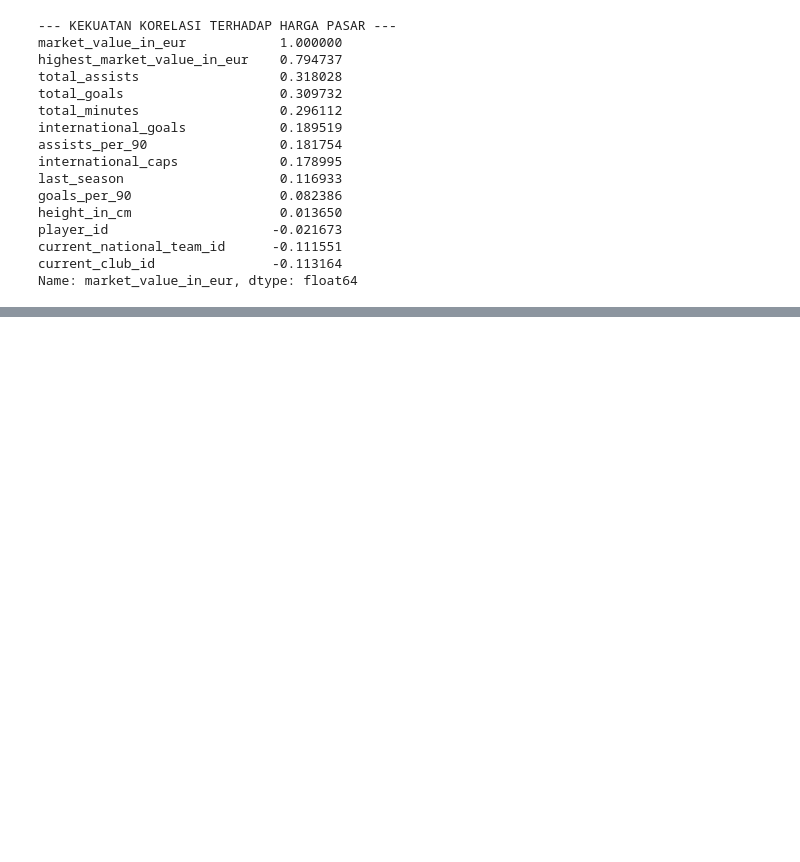
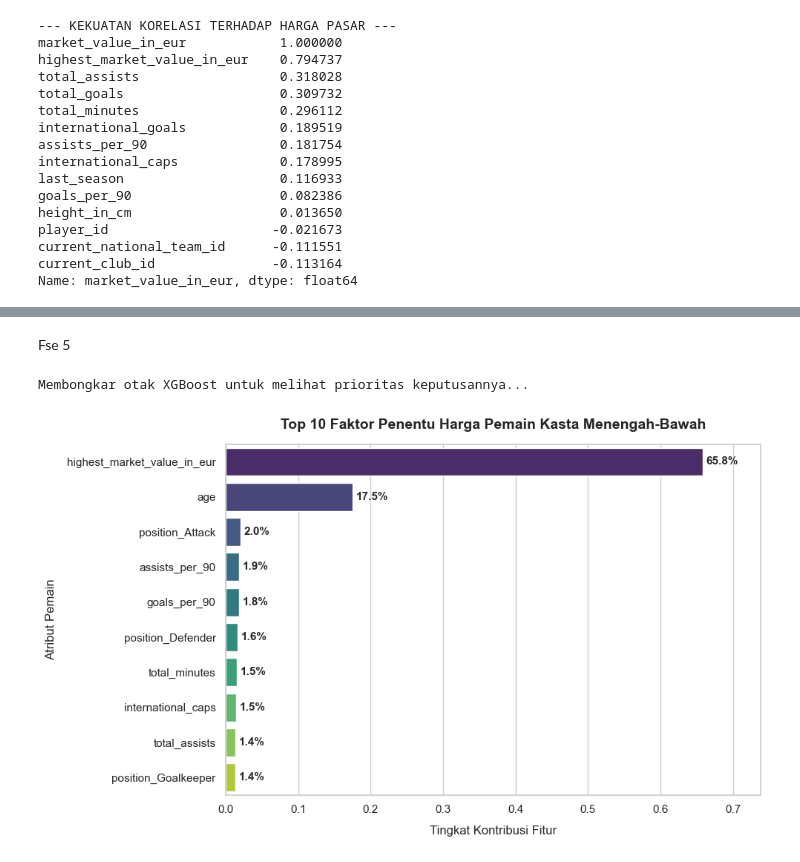
Before and after one commit to sanzxct/Project-Mercato, a Jupyter notebook: notebooks/01-EDA-Dasar.ipynb, the cells around one changed output, grey strips where cells are left out. Cells and saved outputs as stored; diff of their text form; code cells hidden in the pictures; blank space fills up the shorter version.

Commit message:
Feat: implement stratified model for low-value players and feature importance

```diff
--- a/notebooks/01-EDA-Dasar.ipynb
+++ b/notebooks/01-EDA-Dasar.ipynb
@@ -136,0 +277,49 @@ Name: market_value_in_eur, dtype: float64
+# %% [markdown]
+Fse 5
+# %%
+# --- FASE 5: MODEL EXPLAINABILITY (FEATURE IMPORTANCE) ---
+import matplotlib.pyplot as plt
+import seaborn as sns
+import pandas as pd
+
+print("Membongkar otak XGBoost untuk melihat prioritas keputusannya...")
+
+# Ekstrak bobot fitur (Gain) dari model kasta bawah
+importances = model_bawah.feature_importances_
+fitur = X_train.columns
+
+# Masukkan ke DataFrame dan ambil 10 teratas
+df_importance = pd.DataFrame({'Fitur': fitur, 'Kontribusi': importances})
+df_importance = df_importance.sort_values(by='Kontribusi', ascending=False).head(10)
+
+# Visualisasi Gaya Publikasi Jurnal
+plt.figure(figsize=(10, 6))
+sns.set_theme(style="whitegrid")
+
+# Membuat barplot horizontal
+ax = sns.barplot(
+    x='Kontribusi',
+    y='Fitur',
+    data=df_importance,
+    palette='viridis',
+    hue='Fitur',
+    legend=False
+)
+
+# Anotasi persentase di ujung balok
+for p in ax.patches:
+    width = p.get_width()
+    plt.text(width + 0.005, p.get_y() + p.get_height() / 2, f'{width:.1%}',
+             ha='left', va='center', fontsize=11, fontweight='bold')
+
+plt.title('Top 10 Faktor Penentu Harga Pemain Kasta Menengah-Bawah',
+          fontsize=14, fontweight='bold', pad=15)
+plt.xlabel('Tingkat Kontribusi Fitur', fontsize=12, labelpad=10)
+plt.ylabel('Atribut Pemain', fontsize=12, labelpad=10)
+plt.xlim(0, df_importance['Kontribusi'].max() + 0.08)
+plt.tight_layout()
+
+plt.show()
+# %% [output]
+Membongkar otak XGBoost untuk melihat prioritas keputusannya...
+[figure, added]
```
Also changed, not shown: parts of 4 cells of this notebook.
